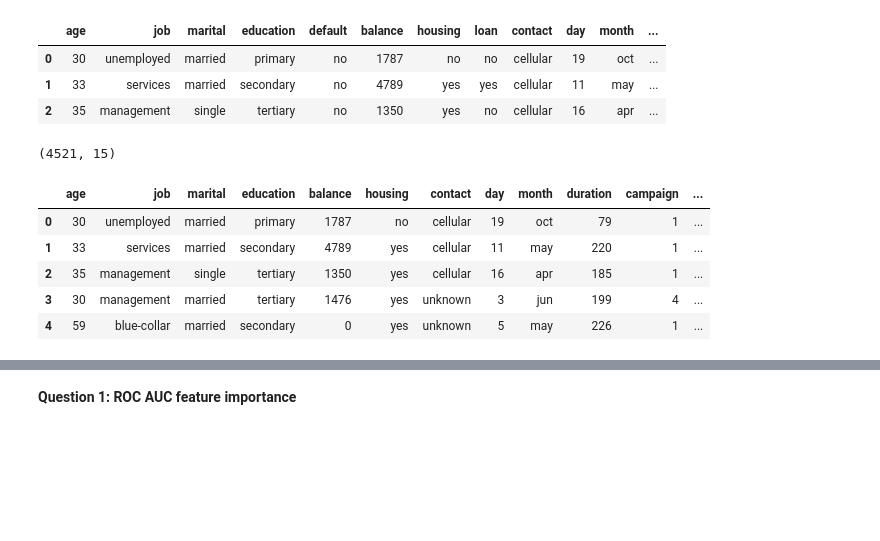
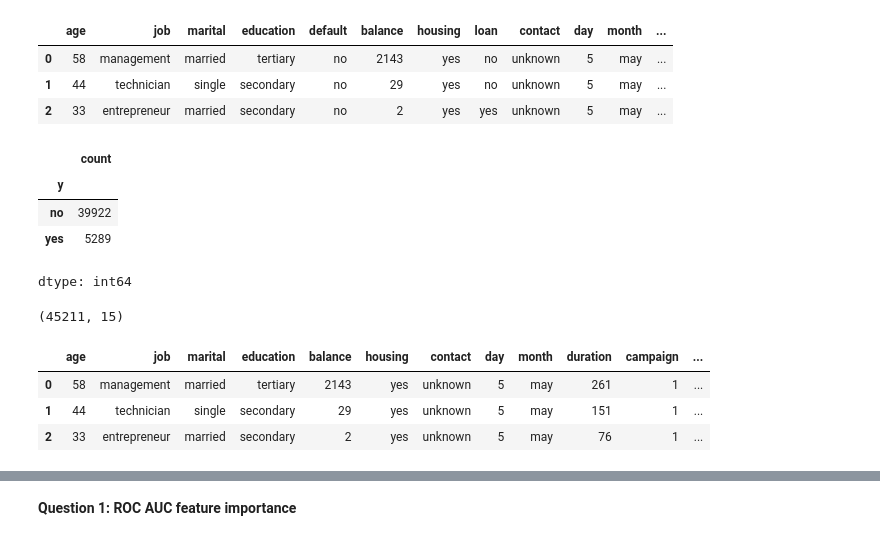
Before and after one commit to OleksiiLatypov/llm-zoomcamp, a Jupyter notebook: hw_ml_zoomcamp/hw04.ipynb, the cells around one changed output, grey strips where cells are left out. Drawn from its saved outputs; the diff is of its cells as text; code cells hidden in the pictures; blank space fills up the shorter version.

```diff
--- a/hw_ml_zoomcamp/hw04.ipynb
+++ b/hw_ml_zoomcamp/hw04.ipynb
@@ -32,13 +33,21 @@ Archive:  bank.zip
   inflating: bank-names.txt
   inflating: bank.csv
 # %%
-df = pd.read_csv('/content/bank.csv', sep=';')
+df = pd.read_csv('/content/bank-full.csv', sep=';')
 df.head(3)
 # %% [output]
 |  | age | job | marital | education | default | balance | housing | loan | contact | day | month | ... |
-| 0 | 30 | unemployed | married | primary | no | 1787 | no | no | cellular | 19 | oct | ... |
-| 1 | 33 | services | married | secondary | no | 4789 | yes | yes | cellular | 11 | may | ... |
-| 2 | 35 | management | single | tertiary | no | 1350 | yes | no | cellular | 16 | apr | ... |
+| 0 | 58 | management | married | tertiary | no | 2143 | yes | no | unknown | 5 | may | ... |
+| 1 | 44 | technician | single | secondary | no | 29 | yes | no | unknown | 5 | may | ... |
+| 2 | 33 | entrepreneur | married | secondary | no | 2 | yes | yes | unknown | 5 | may | ... |
+# %%
+df.y.value_counts()
+# %% [output]
+|  | count |
+| y |  |
+| no | 39922 |
+| yes | 5289 |
+dtype: int64
 # %%
 columns = [
     'age', 'job', 'marital', 'education', 'balance', 'housing',
@@ -49,14 +58,12 @@ df = df[columns]
 # %%
 df.shape
 # %% [output]
-(4521, 15)
+(45211, 15)
 # %%
-df.head()
+df.head(3)
 # %% [output]
 |  | age | job | marital | education | balance | housing | contact | day | month | duration | campaign | ... |
-| 0 | 30 | unemployed | married | primary | 1787 | no | cellular | 19 | oct | 79 | 1 | ... |
-| 1 | 33 | services | married | secondary | 4789 | yes | cellular | 11 | may | 220 | 1 | ... |
-| 2 | 35 | management | single | tertiary | 1350 | yes | cellular | 16 | apr | 185 | 1 | ... |
-| 3 | 30 | management | married | tertiary | 1476 | yes | unknown | 3 | jun | 199 | 4 | ... |
-| 4 | 59 | blue-collar | married | secondary | 0 | yes | unknown | 5 | may | 226 | 1 | ... |
+| 0 | 58 | management | married | tertiary | 2143 | yes | unknown | 5 | may | 261 | 1 | ... |
+| 1 | 44 | technician | single | secondary | 29 | yes | unknown | 5 | may | 151 | 1 | ... |
+| 2 | 33 | entrepreneur | married | secondary | 2 | yes | unknown | 5 | may | 76 | 1 | ... |
 # %%
```
Also changed, not shown: parts of 30 cells of this notebook.
